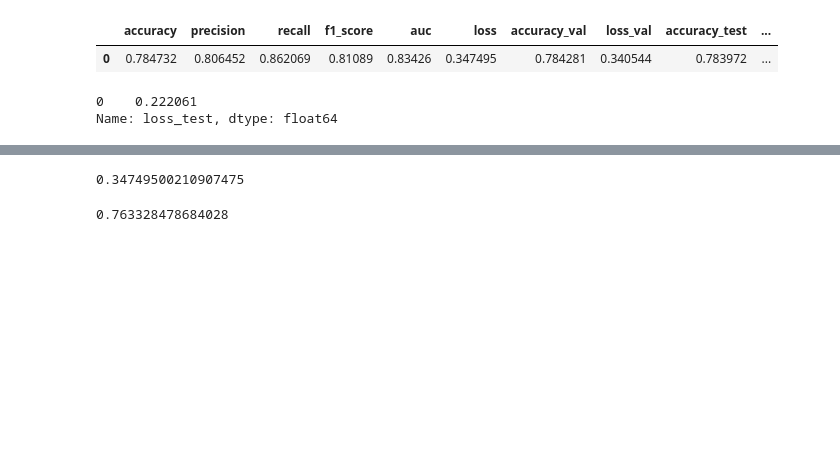
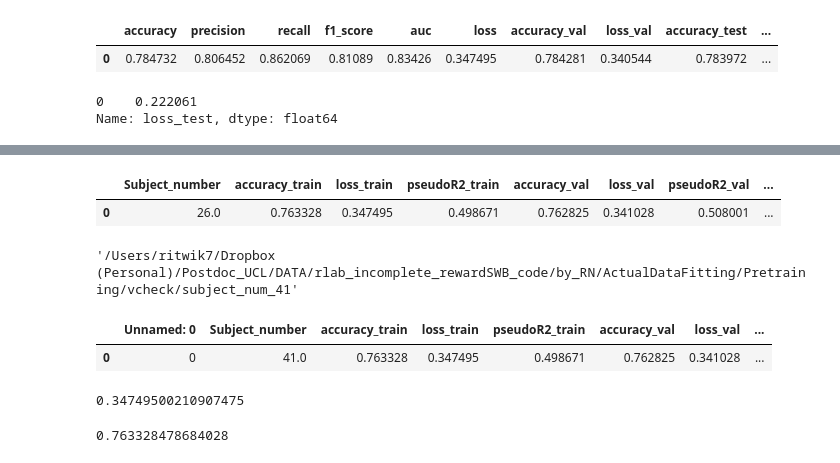
Before and after one commit to ritwik7/RNN_Economist, a Jupyter notebook: Func_RNN_ProspectTheory_CheatCodes.ipynb, the cells around one changed output, grey strips where cells are left out. Saved outputs shown, nothing was run; the diff lists cells and outputs as text; code cells hidden in the pictures; blank space fills up the shorter version.

Commit message:
metrics manually calculated inserted

```diff
--- a/Func_RNN_ProspectTheory_CheatCodes.ipynb
+++ b/Func_RNN_ProspectTheory_CheatCodes.ipynb
@@ -515,5 +513,5 @@ NameError: name 'subj_num' is not defined
 # %%
-for subj_num in range(29,42):
+for subj_num in range(28,42):
     print("Subject"+ str(subj_num))
 
 #     file_path = "/Users/ritwik7/Dropbox (Personal)/Postdoc_UCL/DATA/rlab_incomplete_rewardSWB_code/by_RN/ActualDataFitting/Pretraining/v2/subject_num_"+str(subj_num)
@@ -536,6 +534,11 @@ for subj_num in range(29,42):
     test_data = np.concatenate((build_dataset_test(task_df.loc[task_df.TrialNum>1]),build_dataset_test(dopa_task_df.loc[dopa_task_df.TrialNum>1])),axis=0)
     test_data_df = pd.DataFrame(test_data[:,:10],columns =['TrialNum','SideOfScreen','Safe','BigRisky','SmallRisky','SideChosen','Choice','Outcome','RT','Happiness'])
 
+    val_data = np.concatenate((build_dataset_valid(task_df.loc[task_df.TrialNum>1]),build_dataset_valid(dopa_task_df.loc[dopa_task_df.TrialNum>1])),axis=0)
+    val_data_df = pd.DataFrame(val_data[:,:10],columns =['TrialNum','SideOfScreen','Safe','BigRisky','SmallRisky','SideChosen','Choice','Outcome','RT','Happiness'])
+
+
     train_data_df.to_csv(file_path+"/train_data.csv")
     test_data_df.to_csv(file_path+"/test_data.csv")
+    val_data_df.to_csv(file_path+"/val_data.csv")
 # %% [output]
@@ -865,0 +937,7 @@ Name: loss_test, dtype: float64
+# %%
+for subj_num in range(11,27):
+# for subj_num in range(28,42):
+    file_path ="/Users/ritwik7/Dropbox (Personal)/Postdoc_UCL/DATA/rlab_incomplete_rewardSWB_code/by_RN/ActualDataFitting/Pretraining/vcheck/subject_num_"+str(subj_num)
+
+
+    metrics_manual_df = metrics_manual(file_path)
@@ -866,3 +962,17 @@ Name: loss_test, dtype: float64
+# %%
+metrics_manual_df
+# %% [output]
+|  | Subject_number | accuracy_train | loss_train | pseudoR2_train | accuracy_val | loss_val | pseudoR2_val | ... |
+| 0 | 26.0 | 0.763328 | 0.347495 | 0.498671 | 0.762825 | 0.341028 | 0.508001 | ... |
+# %%
+file_path
+# %% [output]
+'/Users/ritwik7/Dropbox (Personal)/Postdoc_UCL/DATA/rlab_incomplete_rewardSWB_code/by_RN/ActualDataFitting/Pretraining/vcheck/subject_num_41'
+# %%
+pd.read_csv(file_path+"/metric_manual.csv")
+# %% [output]
+|  | Unnamed: 0 | Subject_number | accuracy_train | loss_train | pseudoR2_train | accuracy_val | loss_val | ... |
+| 0 | 0 | 41.0 | 0.763328 | 0.347495 | 0.498671 | 0.762825 | 0.341028 | ... |
 # %%
 ## Checking below
 # %%
```
Also changed, not shown: parts of 4 cells of this notebook.
